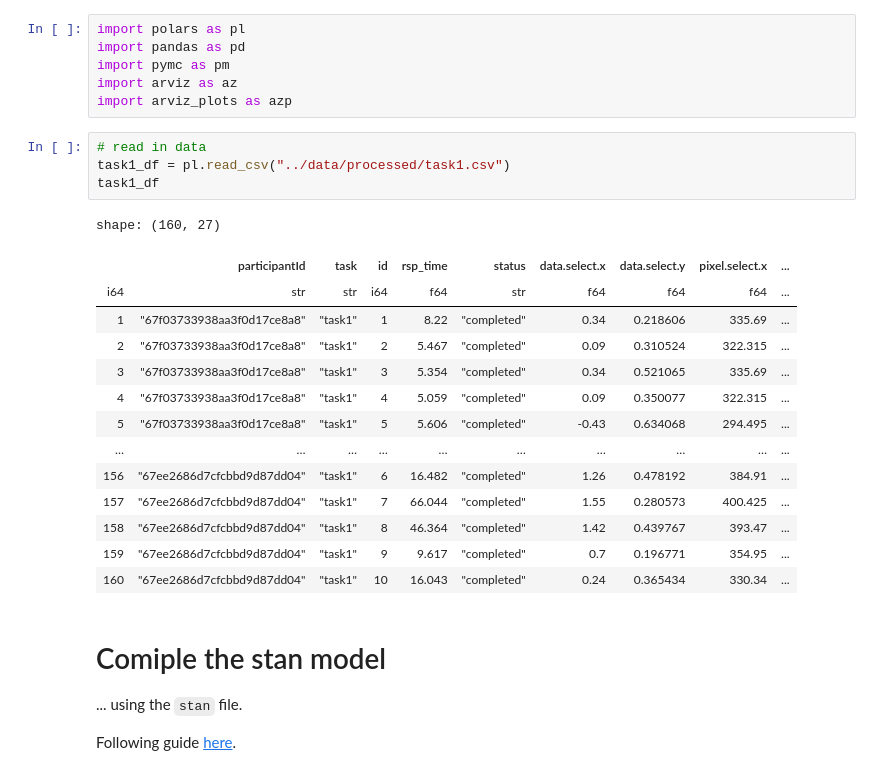
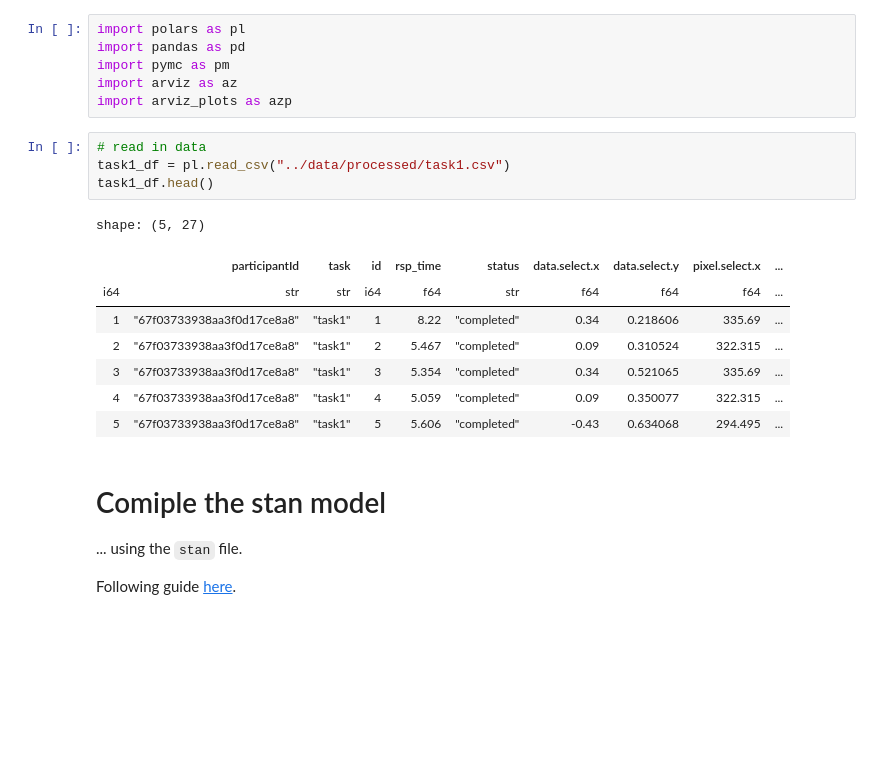
Before and after one commit to mika-long/vis-decode-analysis, a Jupyter notebook: PyMC/task1.ipynb, the cells around one changed output. Drawn from its saved outputs; the diff is of its cells as text; blank space fills up the shorter version.

```diff
--- a/PyMC/task1.ipynb
+++ b/PyMC/task1.ipynb
@@ -11,22 +11,16 @@ import arviz_plots as azp
 # %%
 # read in data
 task1_df = pl.read_csv("../data/processed/task1.csv")
-task1_df
+task1_df.head()
 # %% [output]
-shape: (160, 27)
+shape: (5, 27)
 |  | participantId | task | id | rsp_time | status | data.select.x | data.select.y | pixel.select.x | ... |
 | i64 | str | str | i64 | f64 | str | f64 | f64 | f64 | ... |
 | 1 | "67f03733938aa3f0d17ce8a8" | "task1" | 1 | 8.22 | "completed" | 0.34 | 0.218606 | 335.69 | ... |
 | 2 | "67f03733938aa3f0d17ce8a8" | "task1" | 2 | 5.467 | "completed" | 0.09 | 0.310524 | 322.315 | ... |
 | 3 | "67f03733938aa3f0d17ce8a8" | "task1" | 3 | 5.354 | "completed" | 0.34 | 0.521065 | 335.69 | ... |
 | 4 | "67f03733938aa3f0d17ce8a8" | "task1" | 4 | 5.059 | "completed" | 0.09 | 0.350077 | 322.315 | ... |
 | 5 | "67f03733938aa3f0d17ce8a8" | "task1" | 5 | 5.606 | "completed" | -0.43 | 0.634068 | 294.495 | ... |
-| … | … | … | … | … | … | … | … | … | ... |
-| 156 | "67ee2686d7cfcbbd9d87dd04" | "task1" | 6 | 16.482 | "completed" | 1.26 | 0.478192 | 384.91 | ... |
-| 157 | "67ee2686d7cfcbbd9d87dd04" | "task1" | 7 | 66.044 | "completed" | 1.55 | 0.280573 | 400.425 | ... |
-| 158 | "67ee2686d7cfcbbd9d87dd04" | "task1" | 8 | 46.364 | "completed" | 1.42 | 0.439767 | 393.47 | ... |
-| 159 | "67ee2686d7cfcbbd9d87dd04" | "task1" | 9 | 9.617 | "completed" | 0.7 | 0.196771 | 354.95 | ... |
-| 160 | "67ee2686d7cfcbbd9d87dd04" | "task1" | 10 | 16.043 | "completed" | 0.24 | 0.365434 | 330.34 | ... |
 # %% [markdown]
 # Comiple the stan model
 
```
Also changed, not shown: parts of 7 cells of this notebook, 3 other files.
